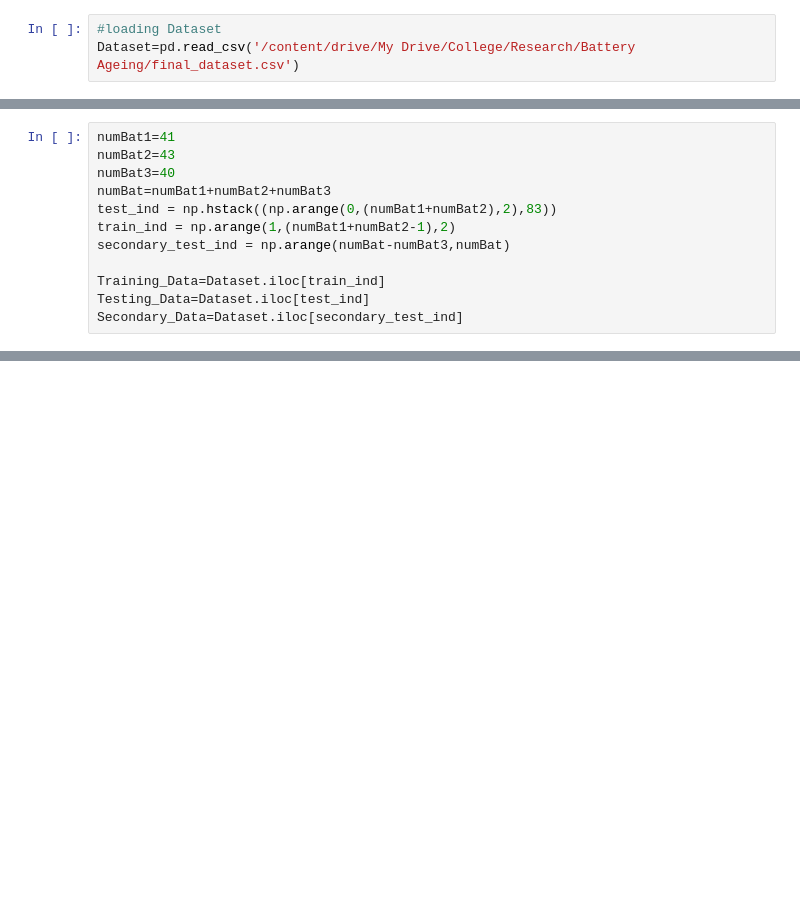
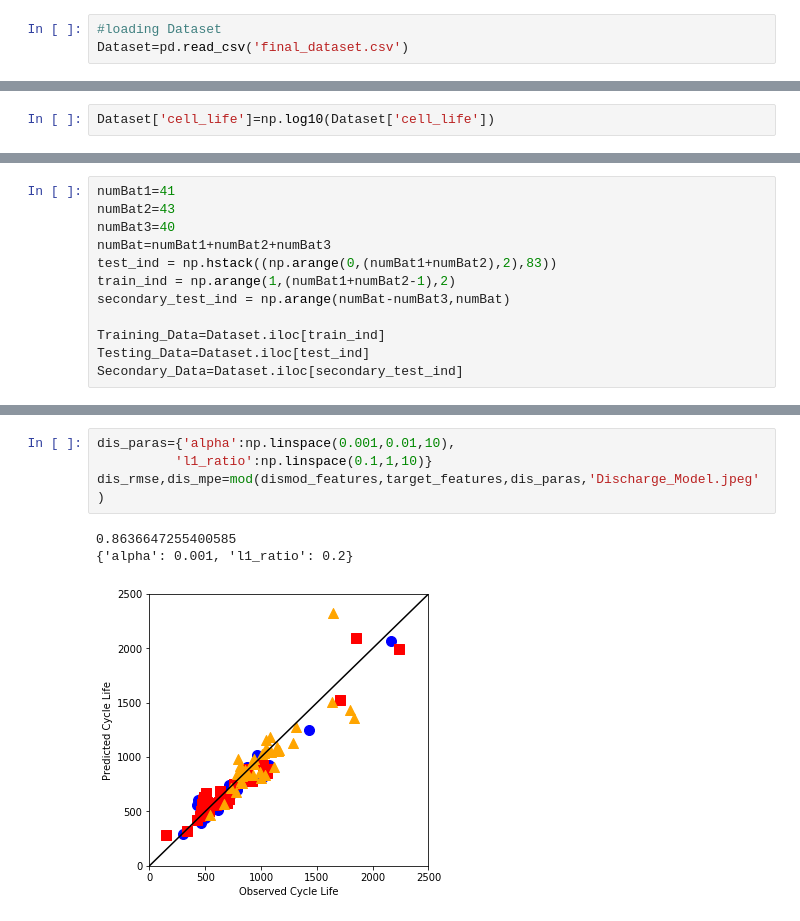
Before and after one commit to rochan17/Battery-Life-Prediction, a Jupyter notebook: Model.ipynb, the cells around one changed output, grey strips where cells are left out. Saved outputs shown, nothing was run; the diff lists cells and outputs as text; blank space fills up the shorter version.

```diff
--- a/Model.ipynb
+++ b/Model.ipynb
@@ -20,3 +8,3 @@ Drive already mounted at /content/drive; to attempt to forcibly remount, call dr
 # %%
 #loading Dataset
-Dataset=pd.read_csv('/content/drive/My Drive/College/Research/Battery Ageing/final_dataset.csv')
+Dataset=pd.read_csv('final_dataset.csv')
@@ -24,0 +11,2 @@ Dataset_imp=Dataset[Dataset['cell_life']!=np.min(Dataset['cell_life'])]
+# %%
+Dataset['cell_life']=np.log10(Dataset['cell_life'])
@@ -95 +117,9 @@ def mod(features,target,params):
+# %%
+dis_paras={'alpha':np.linspace(0.001,0.01,10),
+          'l1_ratio':np.linspace(0.1,1,10)}
+dis_rmse,dis_mpe=mod(dismod_features,target_features,dis_paras,'Discharge_Model.jpeg')
+# %% [output]
+0.8636647255400585
+{'alpha': 0.001, 'l1_ratio': 0.2}
+[figure, added]
 # %%
```
Also changed, not shown: parts of 12 cells of this notebook, 2 other files.
